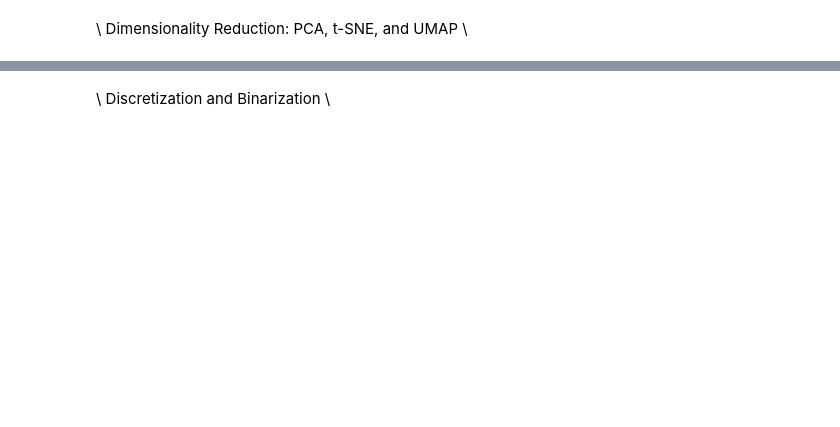
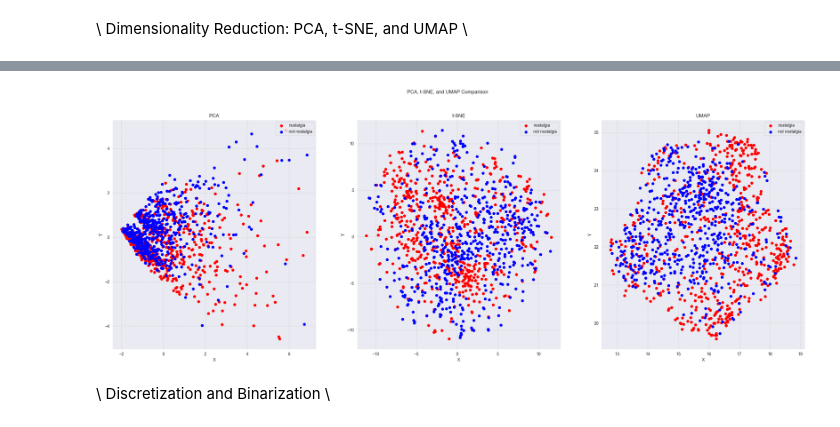
Before and after one commit to apinghi/DM2024-Lab1-Homework, a Jupyter notebook: second homework.ipynb, the cells around one changed output, grey strips where cells are left out. Saved outputs shown, nothing was run; the diff lists cells and outputs as text; code cells hidden in the pictures; blank space fills up the shorter version.

```diff
--- a/second homework.ipynb
+++ b/second homework.ipynb
@@ -773,37 +777,28 @@ print(f"Number of patterns discarded: {discarded_patterns_count}")
 [377608 rows x 2 columns]
 Number of patterns discarded: 188804
 # %%
-import pandas as pd
-from sklearn.feature_extraction.text import CountVectorizer
-
-# Convert 'text' column into term-document matrix using CountVectorizer
+# Convert 'comment' column into term-document matrix using CountVectorizer
 count_vect = CountVectorizer()
-X_tdm = count_vect.fit_transform(X['comment'])  # X['comment'] contains your text data
+X_tdm = count_vect.fit_transform(X['comment'])  # 'comment' column contains the text data
 terms = count_vect.get_feature_names_out()  # Original terms in the vocabulary
-
-# Convert term-document matrix to a DataFrame for easier manipulation
-tdm_df = pd.DataFrame(X_tdm.toarray(), columns=terms, index=X.index)
 
 # Tokenize the sentences into sets of unique words
 X['tokenized_text'] = X['comment'].str.split().apply(set)
 
 # Initialize the pattern matrix
-pattern_matrix = pd.DataFrame(0, index=X.index, columns=final_pattern_df['Patterns'])
-
-# print("finish1")
+pattern_matrix = pd.DataFrame(0, index=X.index, columns=train_data['sentiment'].unique())
 # %%
-# Iterate over each pattern to check if all words are present in the tokenized sentence
-for pattern in final_pattern_df['Patterns']:
-    pattern_words = pattern.split()
-    # Check if each word in the pattern exists in the vocabulary
-    matching_columns = [word for word in pattern_words if word in terms]
-    if matching_columns:
-        # If all words in the pattern exist in the vocabulary, update the pattern_matrix
-        pattern_matrix[pattern] = tdm_df[matching_columns].all(axis=1).astype(int)
+# Iterate over each pattern and check if all words in the pattern are present in the tokenized sentence
+for pattern in train_data['sentiment'].unique():
+    pattern_words = set(pattern.split())  # Tokenize pattern into words
+    pattern_matrix[pattern] = X['tokenized_text'].apply(lambda x: 1 if pattern_words.issubset(x) else 0)
+
+# Convert the term-document matrix to a DataFrame for easy merging
+tdm_df = pd.DataFrame(X_tdm.toarray(), columns=terms, index=X.index)
 
 # Concatenate the original TDM and the pattern matrix to augment the features
 augmented_df = pd.concat([tdm_df, pattern_matrix], axis=1)
 
-# Final output
-print(augmented_df)
+# Display the augmented data
+print(augmented_df.head())
 # %% [output]
@@ -858,36 +871,38 @@ plt.show()
 #This might take a couple of minutes to execute
 #Applying dimensionality reduction with both the document-term frequency data and the pattern derived data
 # Apply PCA, t-SNE, and UMAP to the data
 X_pca_aug = PCA(n_components=2).fit_transform(augmented_df.values)
 X_tsne_aug = TSNE(n_components=2).fit_transform(augmented_df.values)
 X_umap_aug = umap.UMAP(n_components=2).fit_transform(augmented_df.values)
 
 # Plot the results in subplots
 col = ['red', 'blue']
-categories = X['category_name'].unique()
+categories = X['sentiment'].unique()
 
 fig, axes = plt.subplots(1, 3, figsize=(30, 10))  # Create 3 subplots for PCA, t-SNE, and UMAP
 fig.suptitle('PCA, t-SNE, and UMAP Comparison')
 
 # Define a function to create a scatter plot for each method
 def plot_scatter(ax, X_reduced, title):
     for c, category in zip(col, categories):
-        xs = X_reduced[X['category_name'] == category].T[0]
-        ys = X_reduced[X['category_name'] == category].T[1]
+        xs = X_reduced[X['sentiment'] == category].T[0]
+        ys = X_reduced[X['sentiment'] == category].T[1]
         ax.scatter(xs, ys, c=c, marker='o', label=category)
 
     ax.grid(color='gray', linestyle=':', linewidth=2, alpha=0.2)
     ax.set_title(title)
     ax.set_xlabel('X')
     ax.set_ylabel('Y')
     ax.legend(loc='upper right')
 
 # Create scatter plots for PCA, t-SNE, and UMAP
 plot_scatter(axes[0], X_pca_aug, 'PCA')
 plot_scatter(axes[1], X_tsne_aug, 't-SNE')
 plot_scatter(axes[2], X_umap_aug, 'UMAP')
 
 plt.show()
+# %% [output]
+[figure, added]
 # %% [markdown]
 \ Discretization and Binarization \
 # %%
```
Also changed, not shown: parts of 19 cells of this notebook, 10 other files.
